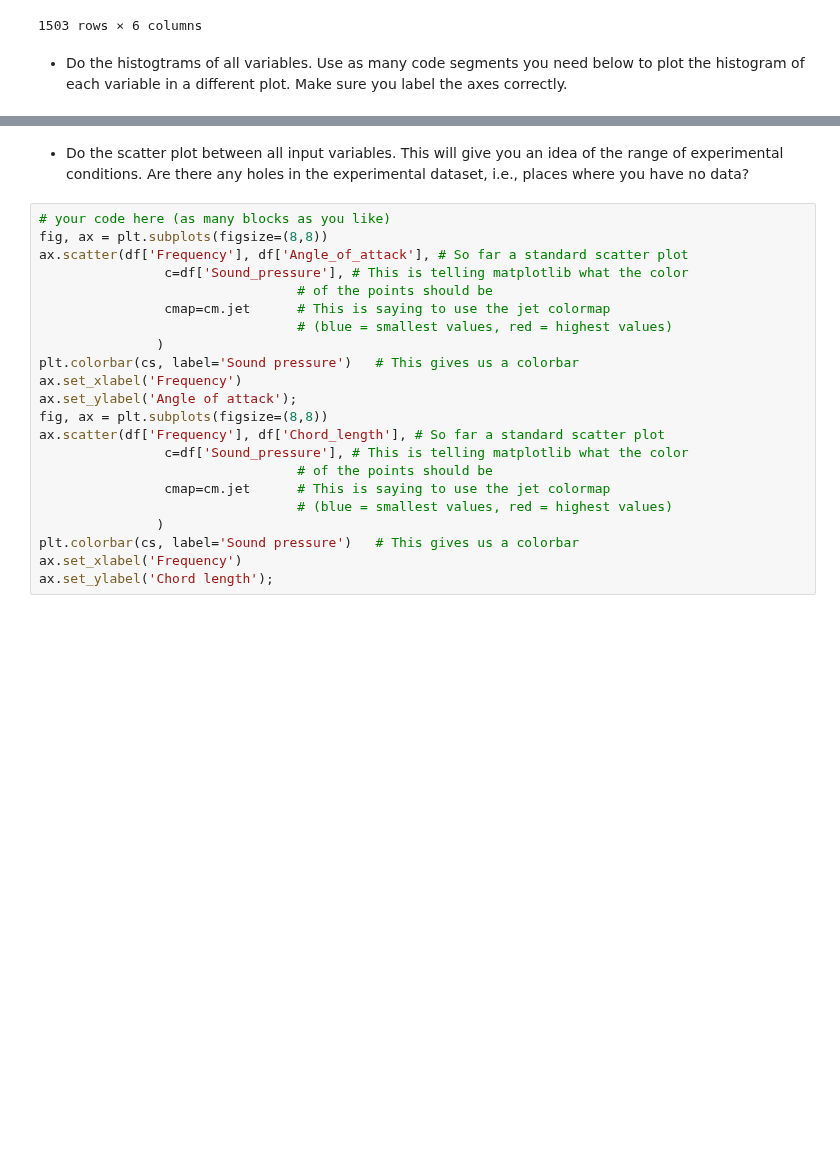
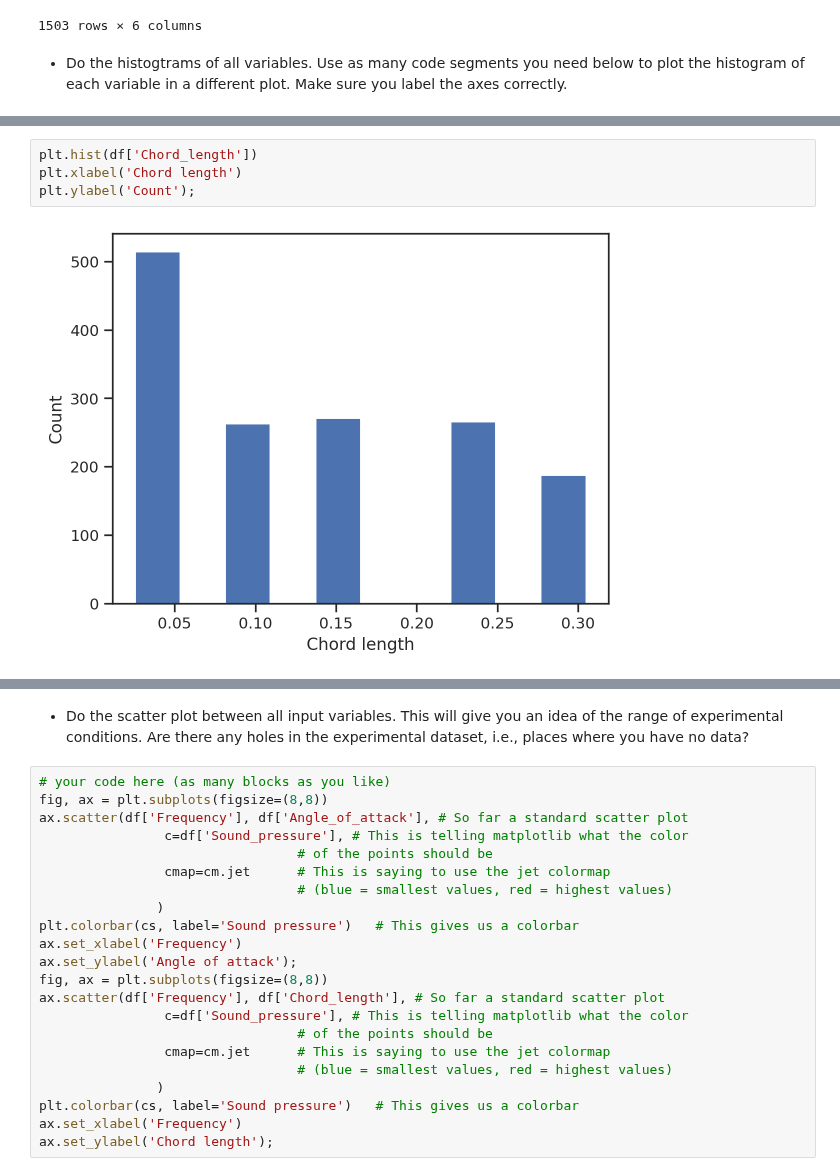
Before and after one commit to Pkuna28/homework, a Jupyter notebook: lecture04/homework_04.ipynb, the cells around one changed output, grey strips where cells are left out. Saved outputs shown, nothing was run; the diff lists cells and outputs as text; blank space fills up the shorter version.

```diff
--- a/lecture04/homework_04.ipynb
+++ b/lecture04/homework_04.ipynb
@@ -187,0 +199,6 @@ df
+# %%
+plt.hist(df['Chord_length'])
+plt.xlabel('Chord length')
+plt.ylabel('Count');
+# %% [output]
+[figure, added]
```
Also changed, not shown: parts of 5 cells of this notebook.
